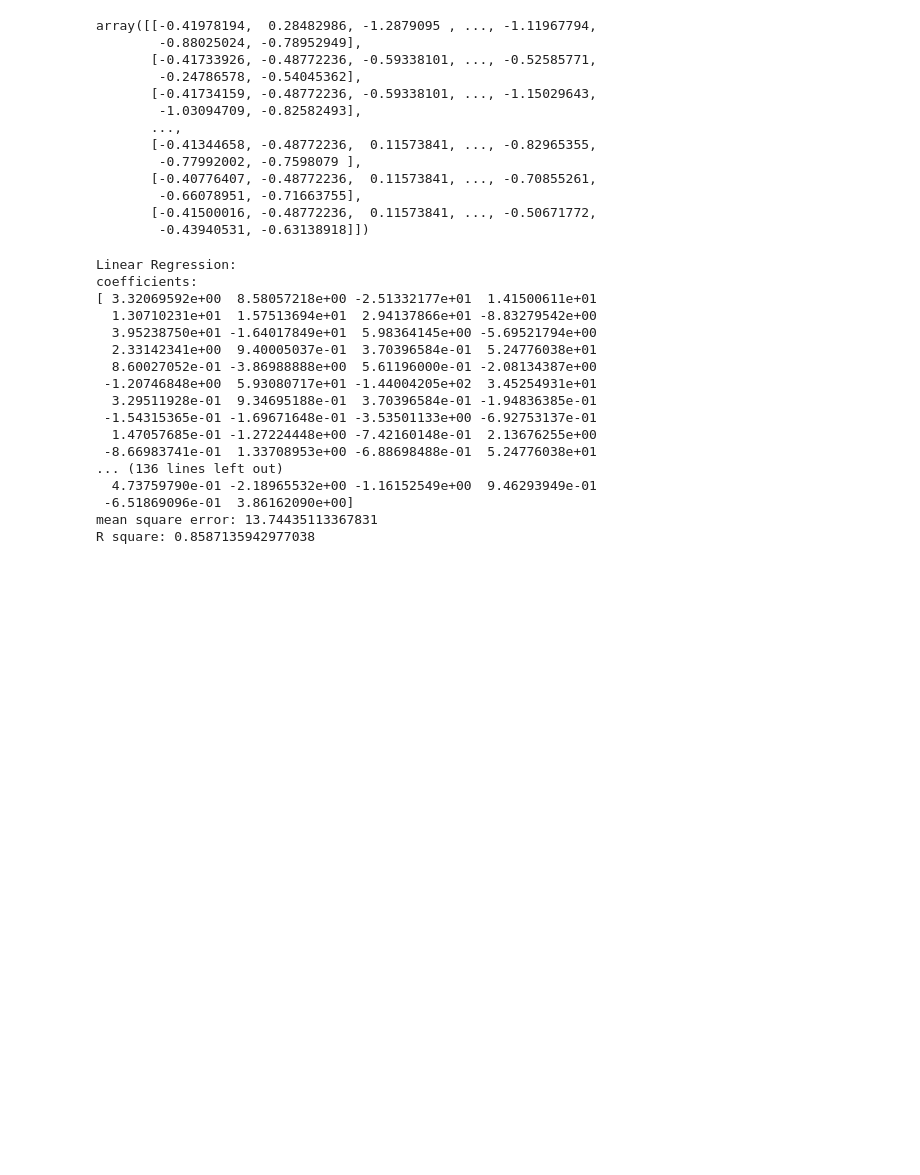
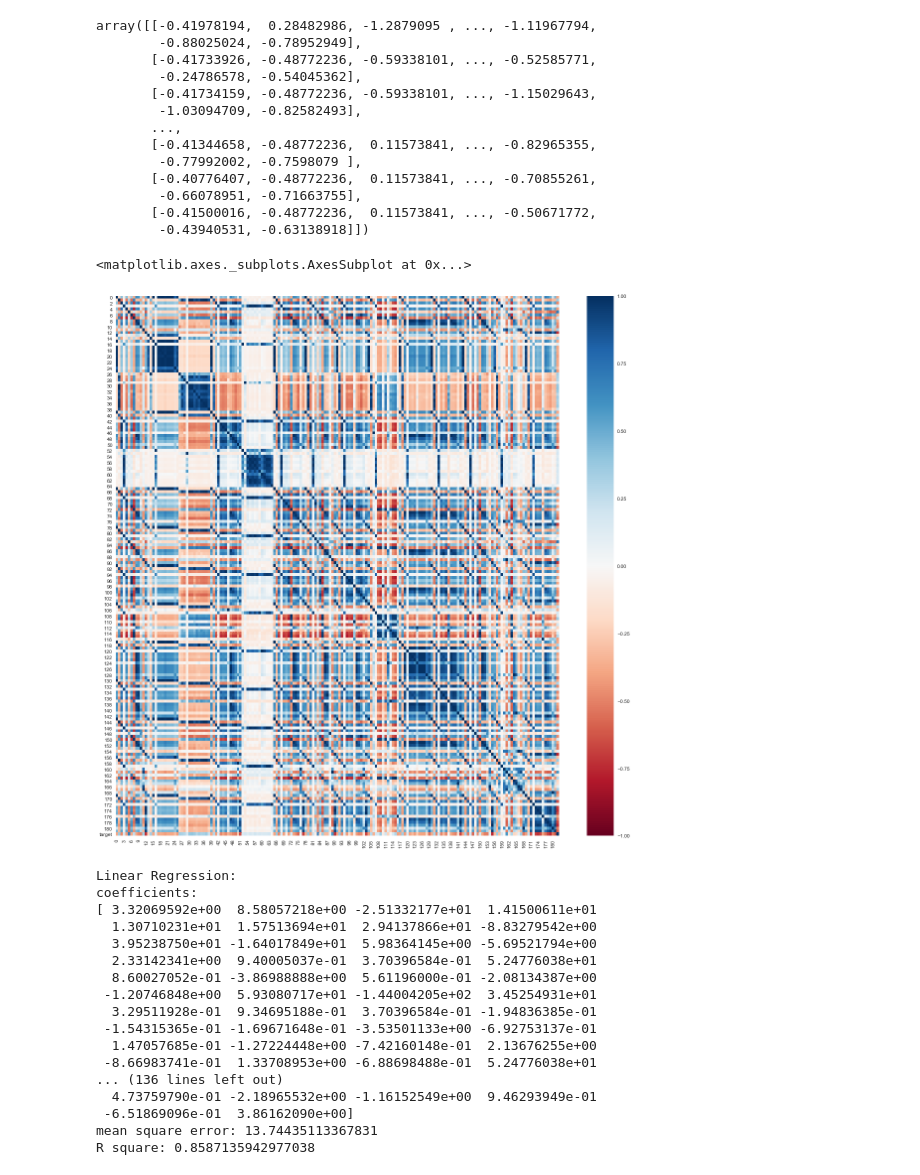
Before and after one commit to w2051200021/ML100Days, a Jupyter notebook: homework/Day_040_HW.ipynb, the cells around one changed output. Saved outputs shown, nothing was run; the diff lists cells and outputs as text; code cells hidden in the pictures; blank space fills up the shorter version.

```diff
--- a/homework/Day_040_HW.ipynb
+++ b/homework/Day_040_HW.ipynb
@@ -82,6 +82,16 @@ array([[-0.41978194,  0.28482986, -1.2879095 , ..., -1.11967794,
         -0.66078951, -0.71663755],
        [-0.41500016, -0.48772236,  0.11573841, ..., -0.50671772,
         -0.43940531, -0.63138918]])
+# %%
+test = pd.DataFrame(data)
+test['target'] = boston.target
+corr = test.corr()
+import seaborn as sns
+plt.figure(figsize = (20, 20))
+sns.heatmap(corr, vmin = -1, vmax = 1, cmap = 'RdBu') # 觀察特徵與目標之間的關聯性
+# %% [output]
+<matplotlib.axes._subplots.AxesSubplot at 0x...>
+[figure, added]
 # %%
 x_train, x_test, y_train, y_test = train_test_split(data, boston.target, test_size = 0.2, random_state = 4)
 
```
Also changed, not shown: 2 other files.
